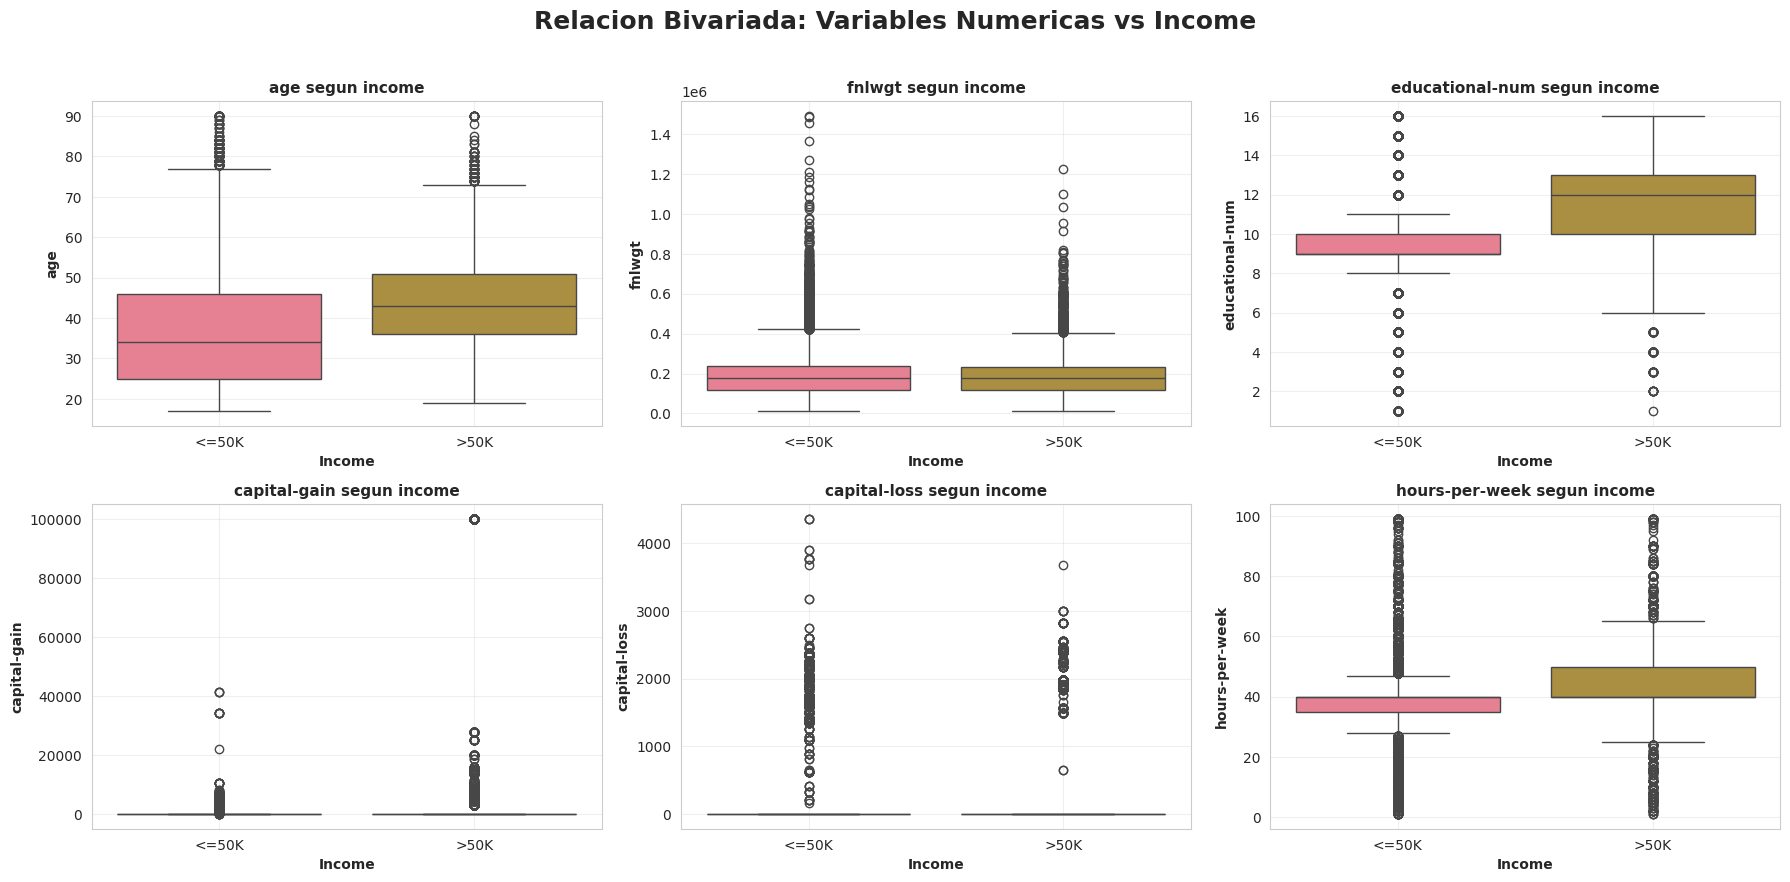
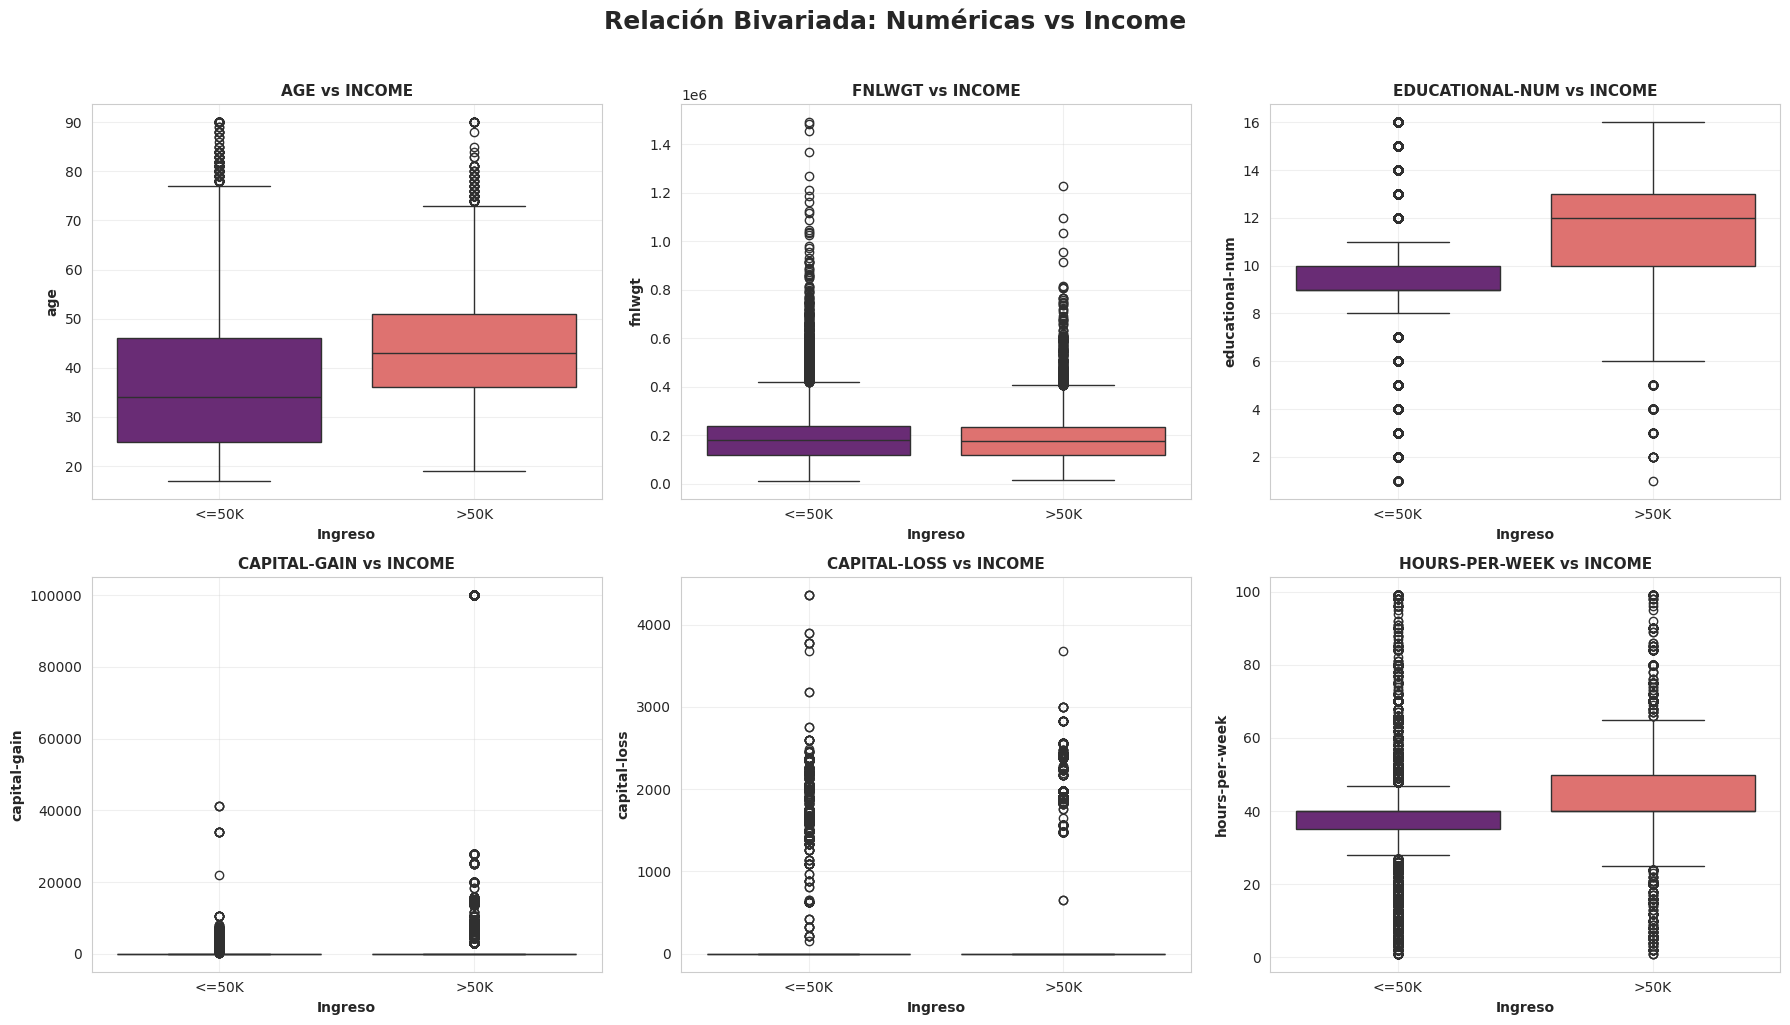
The notebook cell's code change between the first figure and the second:
--- before
+++ after
@@ -1,15 +1,10 @@
-fig, axes = subplot_grid(len(num_cols), n_cols=3)
+fig, axes = subplot_grid(len(num_cols), n_cols=3, width=6, height=5)
 
-for ax, column in zip(axes, num_cols):
-    sns.boxplot(data=df, x=TARGET_COLUMN, y=column, ax=ax, hue=TARGET_COLUMN, legend=False)
-    style_ax(
-        ax,
-        title=f"{column} segun income",
-        xlabel="Income",
-        ylabel=column,
-    )
+for ax, col in zip(axes, num_cols):
+    sns.boxplot(data=df, x=TARGET_COLUMN, y=col, ax=ax, palette='magma', hue=TARGET_COLUMN, legend=False)
+    style_ax(ax, title=f'{col.upper()} vs {TARGET_COLUMN.upper()}', xlabel='Ingreso', ylabel=col)
 
 hide_unused_axes(axes, len(num_cols))
-fig.suptitle("Relacion Bivariada: Variables Numericas vs Income", fontweight="bold", fontsize=18, y=1.02)
+fig.suptitle("Relación Bivariada: Numéricas vs Income", fontweight="bold", fontsize=18, y=1.02)
 plt.tight_layout()
 plt.show()

Commit: feat: Finalizacion de la tarea en Python